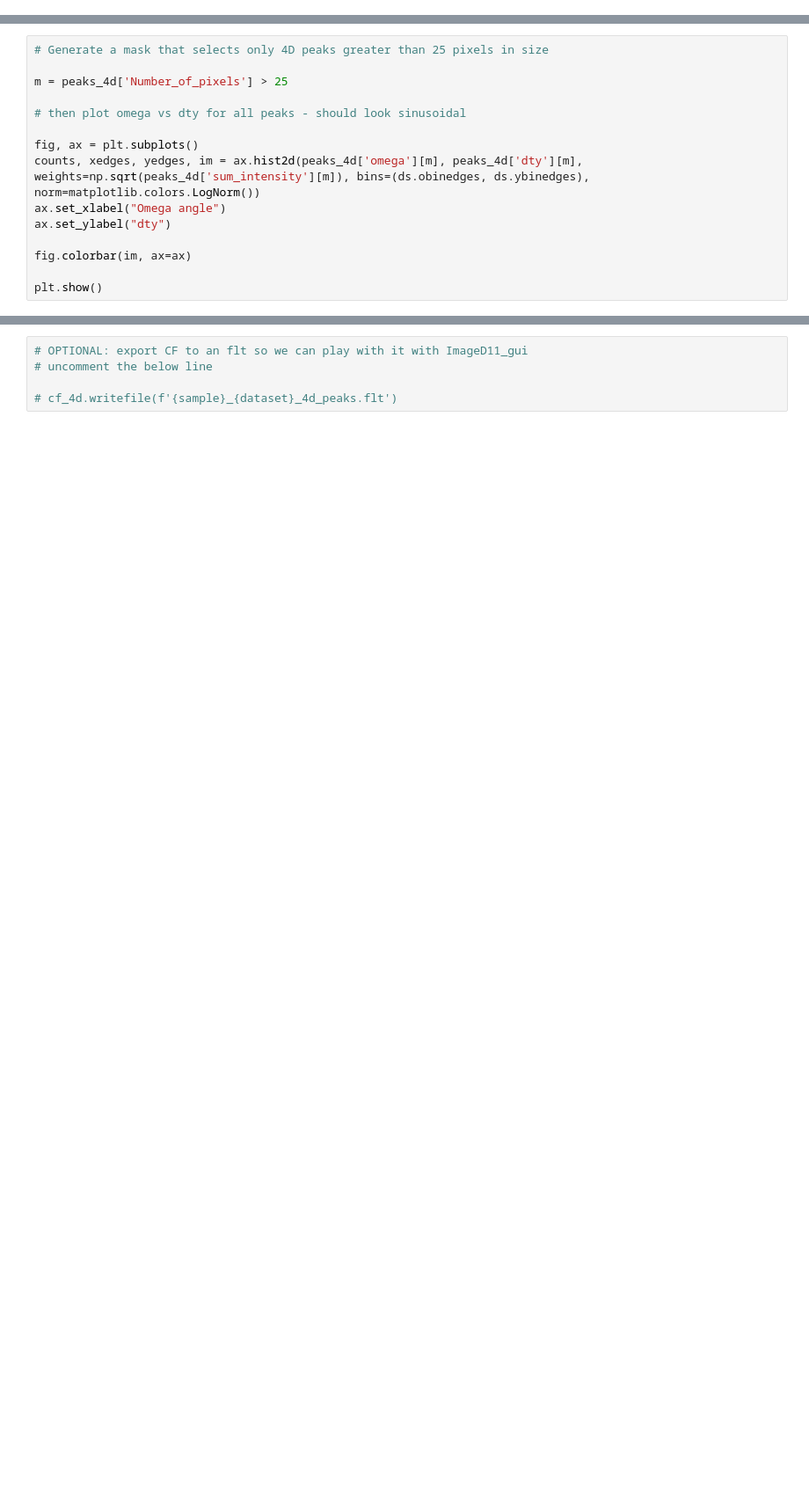
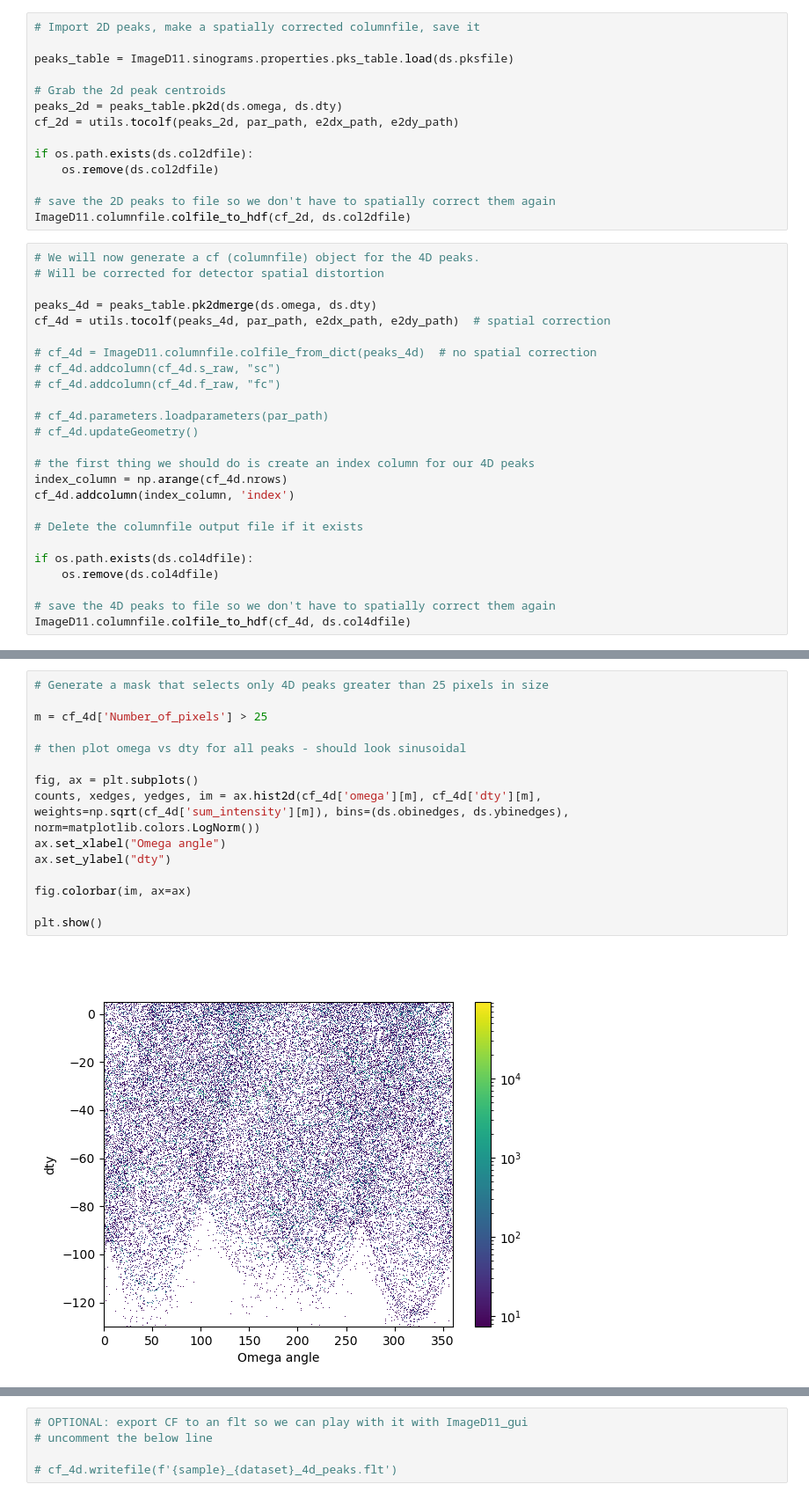
Before and after one commit to FABLE-3DXRD/ImageD11, a Jupyter notebook: ImageD11/nbGui/S3DXRD/1_S3DXRD_index_z_slice.ipynb, the cells around one changed output, grey strips where cells are left out. Shown at 88% size. Cells and saved outputs as stored; diff of their text form; blank space fills up the shorter version.

```diff
--- a/ImageD11/nbGui/S3DXRD/1_S3DXRD_index_z_slice.ipynb
+++ b/ImageD11/nbGui/S3DXRD/1_S3DXRD_index_z_slice.ipynb
@@ -98,0 +92,39 @@ peaks_4d = peaks_table.pk2dmerge(ds.omega, ds.dty)
+# %%
+# Import 2D peaks, make a spatially corrected columnfile, save it
+
+peaks_table = ImageD11.sinograms.properties.pks_table.load(ds.pksfile)
+
+# Grab the 2d peak centroids
+peaks_2d = peaks_table.pk2d(ds.omega, ds.dty)
+cf_2d = utils.tocolf(peaks_2d, par_path, e2dx_path, e2dy_path)
+
+if os.path.exists(ds.col2dfile):
+    os.remove(ds.col2dfile)
+
+# save the 2D peaks to file so we don't have to spatially correct them again
+ImageD11.columnfile.colfile_to_hdf(cf_2d, ds.col2dfile)
+# %%
+# We will now generate a cf (columnfile) object for the 4D peaks.
+# Will be corrected for detector spatial distortion
+
+peaks_4d = peaks_table.pk2dmerge(ds.omega, ds.dty)
+cf_4d = utils.tocolf(peaks_4d, par_path, e2dx_path, e2dy_path)  # spatial correction
+
+# cf_4d = ImageD11.columnfile.colfile_from_dict(peaks_4d)  # no spatial correction
+# cf_4d.addcolumn(cf_4d.s_raw, "sc")
+# cf_4d.addcolumn(cf_4d.f_raw, "fc")
+
+# cf_4d.parameters.loadparameters(par_path)
+# cf_4d.updateGeometry()
+
+# the first thing we should do is create an index column for our 4D peaks
+index_column = np.arange(cf_4d.nrows)
+cf_4d.addcolumn(index_column, 'index')
+
+# Delete the columnfile output file if it exists
+
+if os.path.exists(ds.col4dfile):
+    os.remove(ds.col4dfile)
+
+# save the 4D peaks to file so we don't have to spatially correct them again
+ImageD11.columnfile.colfile_to_hdf(cf_4d, ds.col4dfile)
@@ -99,15 +139,17 @@ peaks_4d = peaks_table.pk2dmerge(ds.omega, ds.dty)
 # %%
 # Generate a mask that selects only 4D peaks greater than 25 pixels in size
 
-m = peaks_4d['Number_of_pixels'] > 25
+m = cf_4d['Number_of_pixels'] > 25
 
 # then plot omega vs dty for all peaks - should look sinusoidal
 
 fig, ax = plt.subplots()
-counts, xedges, yedges, im = ax.hist2d(peaks_4d['omega'][m], peaks_4d['dty'][m], weights=np.sqrt(peaks_4d['sum_intensity'][m]), bins=(ds.obinedges, ds.ybinedges), norm=matplotlib.colors.LogNorm())
+counts, xedges, yedges, im = ax.hist2d(cf_4d['omega'][m], cf_4d['dty'][m], weights=np.sqrt(cf_4d['sum_intensity'][m]), bins=(ds.obinedges, ds.ybinedges), norm=matplotlib.colors.LogNorm())
 ax.set_xlabel("Omega angle")
 ax.set_ylabel("dty")
 
 fig.colorbar(im, ax=ax)
 
 plt.show()
+# %% [output]
+[figure, added]
```
Also changed, not shown: parts of 33 cells of this notebook, 8 other files.
